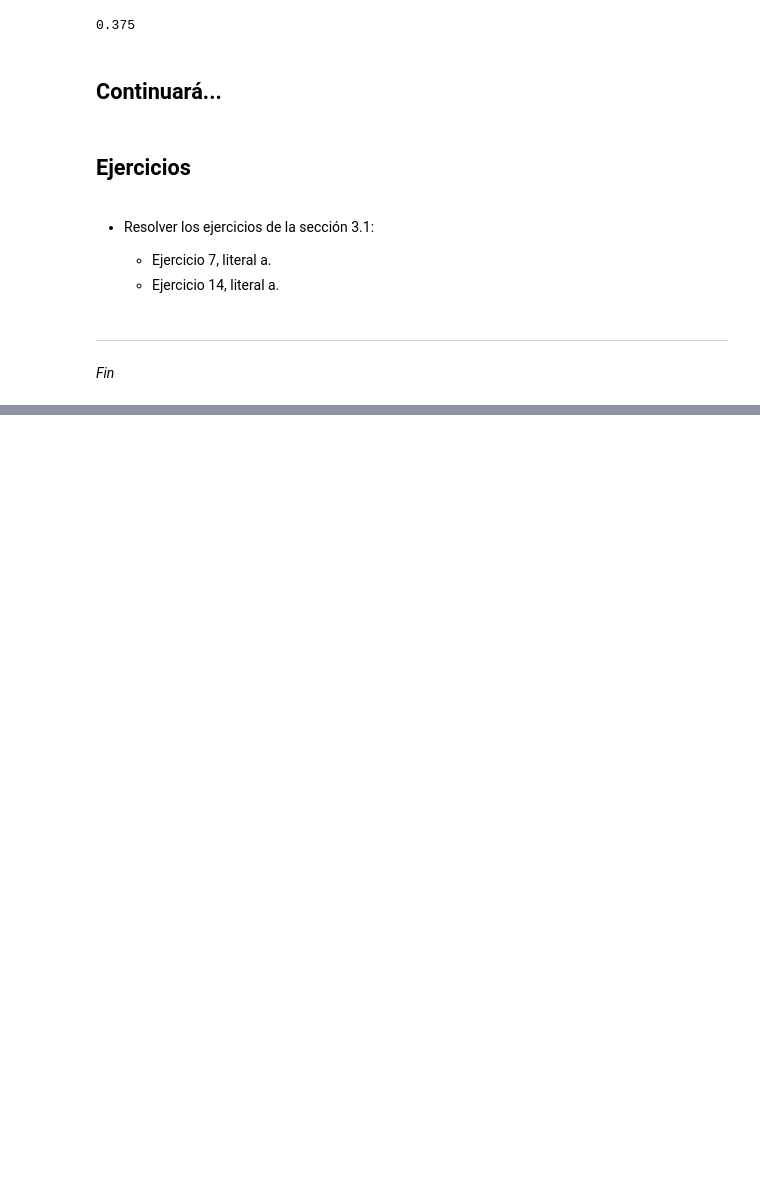
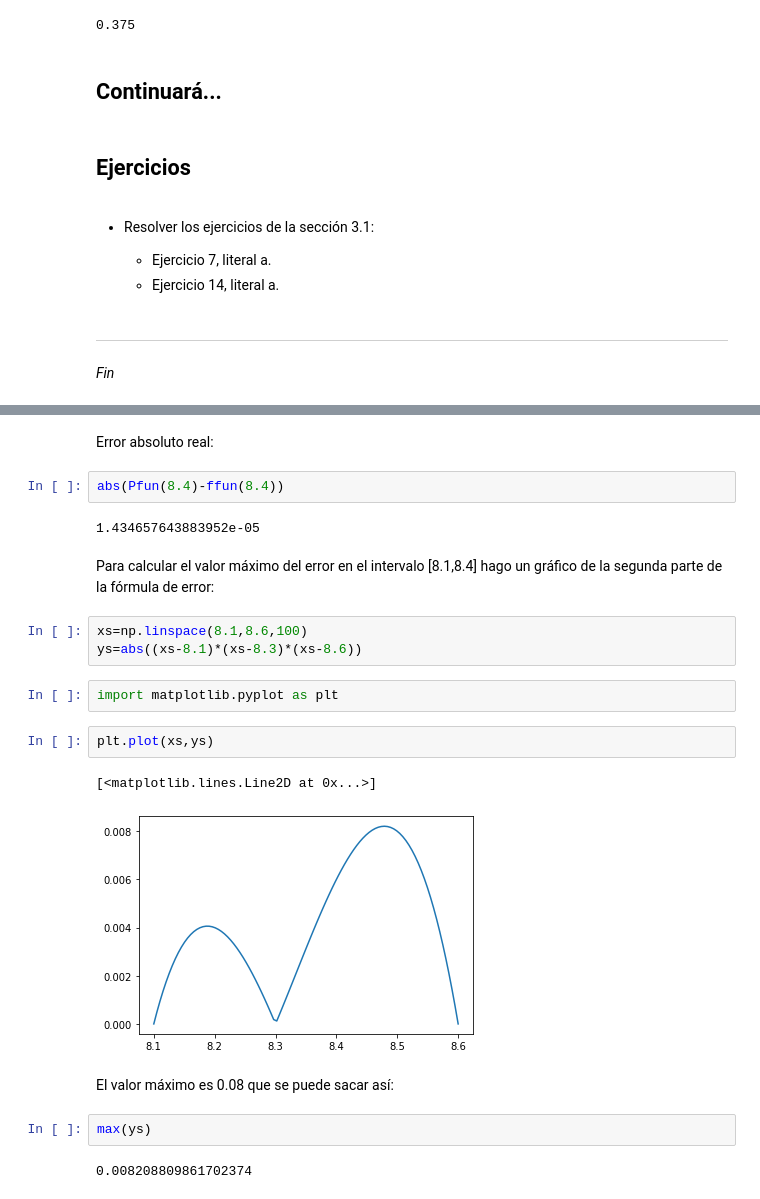
Before and after one commit to JorgeZuluaga/NotasMetodosNumericos, a Jupyter notebook: MN-CuadernoNotas-Interpolacion: error y datos.ipynb, the cells around one changed output, grey strips where cells are left out. Drawn from its saved outputs; the diff is of its cells as text; blank space fills up the shorter version.

```diff
--- a/MN-CuadernoNotas-Interpolacion: error y datos.ipynb
+++ b/MN-CuadernoNotas-Interpolacion: error y datos.ipynb
@@ -530,0 +624,24 @@ M
+# %% [markdown]
+Error absoluto real:
+# %%
+abs(Pfun(8.4)-ffun(8.4))
+# %% [output]
+1.434657643883952e-05
+# %% [markdown]
+Para calcular el valor máximo del error en el intervalo [8.1,8.4] hago un gráfico de la segunda parte de la fórmula de error:
+# %%
+xs=np.linspace(8.1,8.6,100)
+ys=abs((xs-8.1)*(xs-8.3)*(xs-8.6))
+# %%
+import matplotlib.pyplot as plt
+# %%
+plt.plot(xs,ys)
+# %% [output]
+[<matplotlib.lines.Line2D at 0x...>]
+[figure, added]
+# %% [markdown]
+El valor máximo es 0.08 que se puede sacar así:
+# %%
+max(ys)
+# %% [output]
+0.008208809861702374
```
Also changed, not shown: parts of 10 cells of this notebook, 3 other files.
